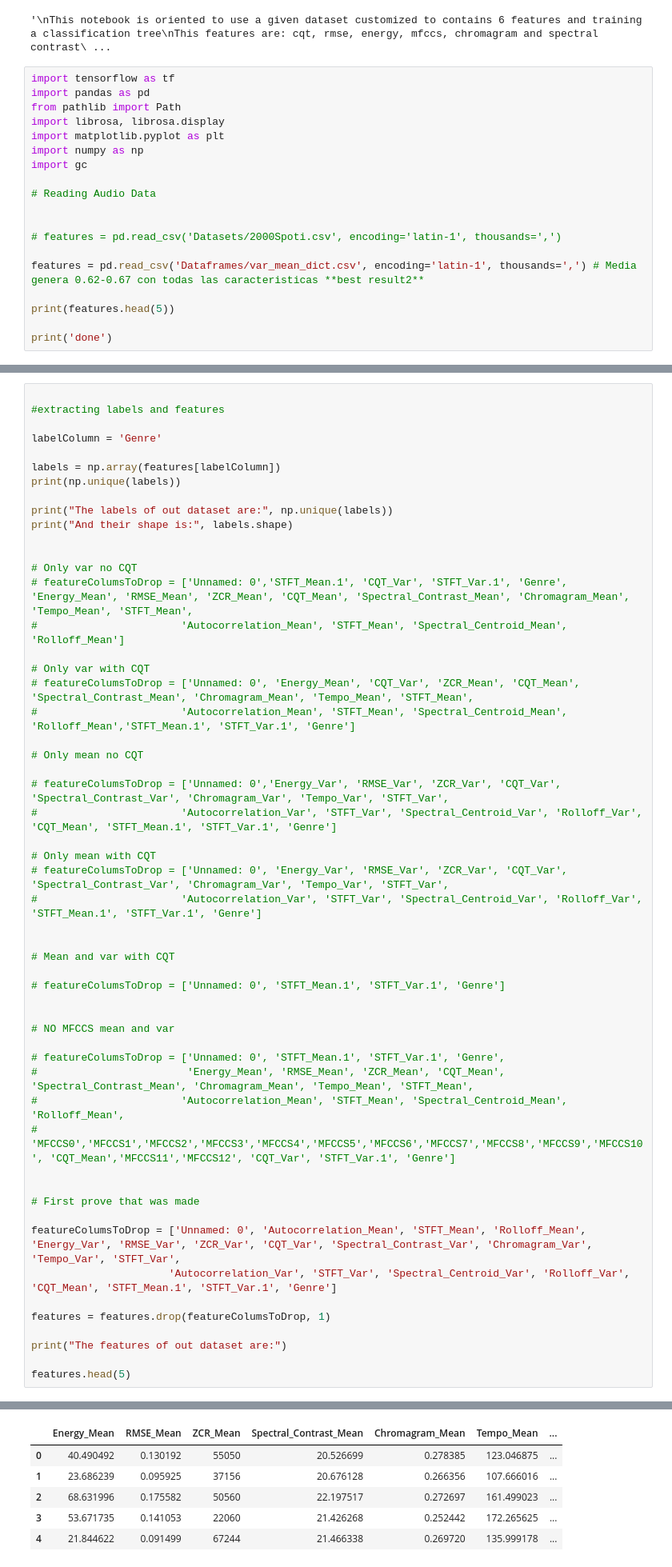
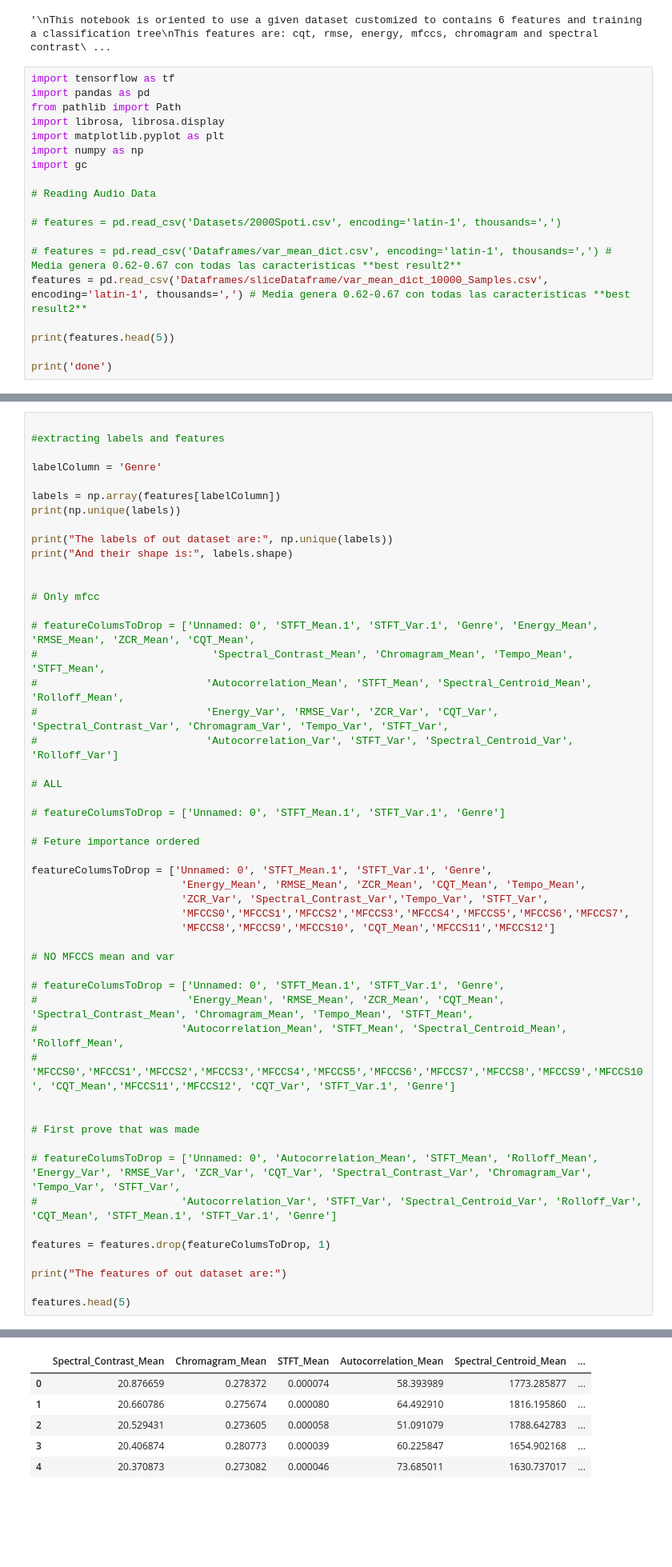
Before and after one commit to acarrill/TFGNotebooks, a Jupyter notebook: ClassificationTree.ipynb, the cells around one changed output, grey strips where cells are left out. Shown: that part at 80% size. Cells and saved outputs as stored; diff of their text form; blank space fills up the shorter version.

```diff
--- a/ClassificationTree.ipynb
+++ b/ClassificationTree.ipynb
@@ -18,10 +18,10 @@ import gc
 
 # Reading Audio Data
 
-
 # features = pd.read_csv('Datasets/2000Spoti.csv', encoding='latin-1', thousands=',')
 
-features = pd.read_csv('Dataframes/var_mean_dict.csv', encoding='latin-1', thousands=',') # Media genera 0.62-0.67 con todas las caracteristicas **best result2**
+# features = pd.read_csv('Dataframes/var_mean_dict.csv', encoding='latin-1', thousands=',') # Media genera 0.62-0.67 con todas las caracteristicas **best result2**
+features = pd.read_csv('Dataframes/sliceDataframe/var_mean_dict_10000_Samples.csv', encoding='latin-1', thousands=',') # Media genera 0.62-0.67 con todas las caracteristicas **best result2**
 
 print(features.head(5))
 
@@ -57,28 +57,25 @@ print("The labels of out dataset are:", np.unique(labels))
 print("And their shape is:", labels.shape)
 
 
-# Only var no CQT
-# featureColumsToDrop = ['Unnamed: 0','STFT_Mean.1', 'CQT_Var', 'STFT_Var.1', 'Genre', 'Energy_Mean', 'RMSE_Mean', 'ZCR_Mean', 'CQT_Mean', 'Spectral_Contrast_Mean', 'Chromagram_Mean', 'Tempo_Mean', 'STFT_Mean',
-#                       'Autocorrelation_Mean', 'STFT_Mean', 'Spectral_Centroid_Mean', 'Rolloff_Mean']
+# Only mfcc
 
-# Only var with CQT
-# featureColumsToDrop = ['Unnamed: 0', 'Energy_Mean', 'CQT_Var', 'ZCR_Mean', 'CQT_Mean', 'Spectral_Contrast_Mean', 'Chromagram_Mean', 'Tempo_Mean', 'STFT_Mean',
-#                       'Autocorrelation_Mean', 'STFT_Mean', 'Spectral_Centroid_Mean', 'Rolloff_Mean','STFT_Mean.1', 'STFT_Var.1', 'Genre']
+# featureColumsToDrop = ['Unnamed: 0', 'STFT_Mean.1', 'STFT_Var.1', 'Genre', 'Energy_Mean', 'RMSE_Mean', 'ZCR_Mean', 'CQT_Mean',
+#                            'Spectral_Contrast_Mean', 'Chromagram_Mean', 'Tempo_Mean', 'STFT_Mean',
+#                           'Autocorrelation_Mean', 'STFT_Mean', 'Spectral_Centroid_Mean', 'Rolloff_Mean',
+#                           'Energy_Var', 'RMSE_Var', 'ZCR_Var', 'CQT_Var', 'Spectral_Contrast_Var', 'Chromagram_Var', 'Tempo_Var', 'STFT_Var',
+#                           'Autocorrelation_Var', 'STFT_Var', 'Spectral_Centroid_Var', 'Rolloff_Var']
 
-# Only mean no CQT
-
-# featureColumsToDrop = ['Unnamed: 0','Energy_Var', 'RMSE_Var', 'ZCR_Var', 'CQT_Var', 'Spectral_Contrast_Var', 'Chromagram_Var', 'Tempo_Var', 'STFT_Var',
-#                       'Autocorrelation_Var', 'STFT_Var', 'Spectral_Centroid_Var', 'Rolloff_Var', 'CQT_Mean', 'STFT_Mean.1', 'STFT_Var.1', 'Genre']
-
-# Only mean with CQT
-# featureColumsToDrop = ['Unnamed: 0', 'Energy_Var', 'RMSE_Var', 'ZCR_Var', 'CQT_Var', 'Spectral_Contrast_Var', 'Chromagram_Var', 'Tempo_Var', 'STFT_Var',
-#                       'Autocorrelation_Var', 'STFT_Var', 'Spectral_Centroid_Var', 'Rolloff_Var',  'STFT_Mean.1', 'STFT_Var.1', 'Genre']
-
-
-# Mean and var with CQT
+# ALL
 
 # featureColumsToDrop = ['Unnamed: 0', 'STFT_Mean.1', 'STFT_Var.1', 'Genre']
 
+# Feture importance ordered
+
+featureColumsToDrop = ['Unnamed: 0', 'STFT_Mean.1', 'STFT_Var.1', 'Genre',
+                        'Energy_Mean', 'RMSE_Mean', 'ZCR_Mean', 'CQT_Mean', 'Tempo_Mean',
+                        'ZCR_Var', 'Spectral_Contrast_Var','Tempo_Var', 'STFT_Var',
+                        'MFCCS0','MFCCS1','MFCCS2','MFCCS3','MFCCS4','MFCCS5','MFCCS6','MFCCS7',
+                        'MFCCS8','MFCCS9','MFCCS10', 'CQT_Mean','MFCCS11','MFCCS12']
 
 # NO MFCCS mean and var
 
@@ -90,8 +87,8 @@ print("And their shape is:", labels.shape)
 
 # First prove that was made
 
-featureColumsToDrop = ['Unnamed: 0', 'Autocorrelation_Mean', 'STFT_Mean', 'Rolloff_Mean', 'Energy_Var', 'RMSE_Var', 'ZCR_Var', 'CQT_Var', 'Spectral_Contrast_Var', 'Chromagram_Var', 'Tempo_Var', 'STFT_Var',
-                      'Autocorrelation_Var', 'STFT_Var', 'Spectral_Centroid_Var', 'Rolloff_Var', 'CQT_Mean', 'STFT_Mean.1', 'STFT_Var.1', 'Genre']
+# featureColumsToDrop = ['Unnamed: 0', 'Autocorrelation_Mean', 'STFT_Mean', 'Rolloff_Mean', 'Energy_Var', 'RMSE_Var', 'ZCR_Var', 'CQT_Var', 'Spectral_Contrast_Var', 'Chromagram_Var', 'Tempo_Var', 'STFT_Var',
+#                       'Autocorrelation_Var', 'STFT_Var', 'Spectral_Centroid_Var', 'Rolloff_Var', 'CQT_Mean', 'STFT_Mean.1', 'STFT_Var.1', 'Genre']
 
 features = features.drop(featureColumsToDrop, 1)
 
@@ -107,10 +104,10 @@ And their shape is: (1000,)
 The features of out dataset are:
-|  | Energy_Mean | RMSE_Mean | ZCR_Mean | Spectral_Contrast_Mean | Chromagram_Mean | Tempo_Mean | ... |
-| 0 | 40.490492 | 0.130192 | 55050 | 20.526699 | 0.278385 | 123.046875 | ... |
-| 1 | 23.686239 | 0.095925 | 37156 | 20.676128 | 0.266356 | 107.666016 | ... |
-| 2 | 68.631996 | 0.175582 | 50560 | 22.197517 | 0.272697 | 161.499023 | ... |
-| 3 | 53.671735 | 0.141053 | 22060 | 21.426268 | 0.252442 | 172.265625 | ... |
-| 4 | 21.844622 | 0.091499 | 67244 | 21.466338 | 0.269720 | 135.999178 | ... |
+|  | Spectral_Contrast_Mean | Chromagram_Mean | STFT_Mean | Autocorrelation_Mean | Spectral_Centroid_Mean | ... |
+| 0 | 20.876659 | 0.278372 | 0.000074 | 58.393989 | 1773.285877 | ... |
+| 1 | 20.660786 | 0.275674 | 0.000080 | 64.492910 | 1816.195860 | ... |
+| 2 | 20.529431 | 0.273605 | 0.000058 | 51.091079 | 1788.642783 | ... |
+| 3 | 20.406874 | 0.280773 | 0.000039 | 60.225847 | 1654.902168 | ... |
+| 4 | 20.370873 | 0.273082 | 0.000046 | 73.685011 | 1630.737017 | ... |
 # %%
 # Import the model we are using
 from sklearn.ensemble import RandomForestClassifier
```
Also changed, not shown: parts of 5 cells of this notebook.
